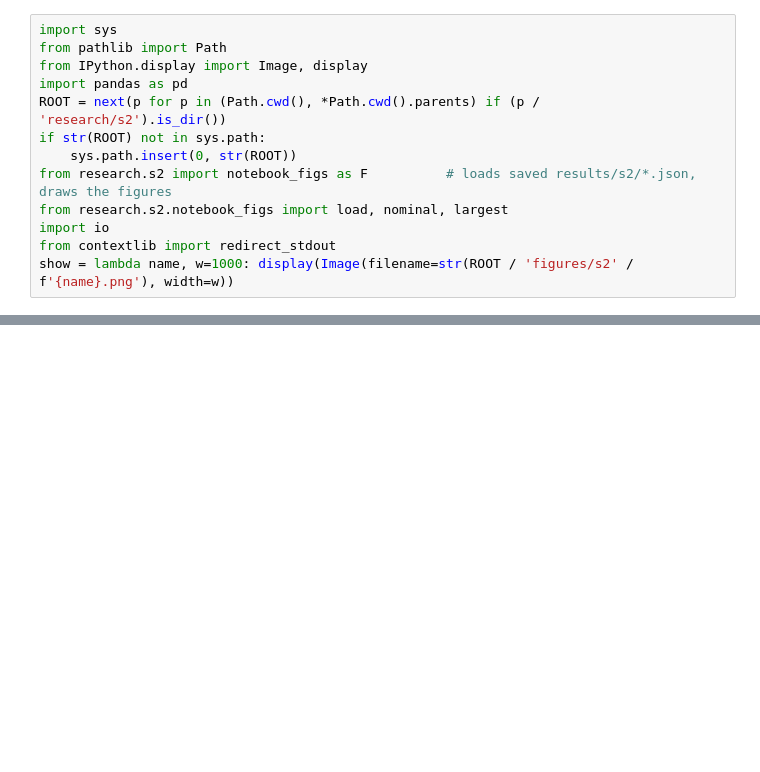
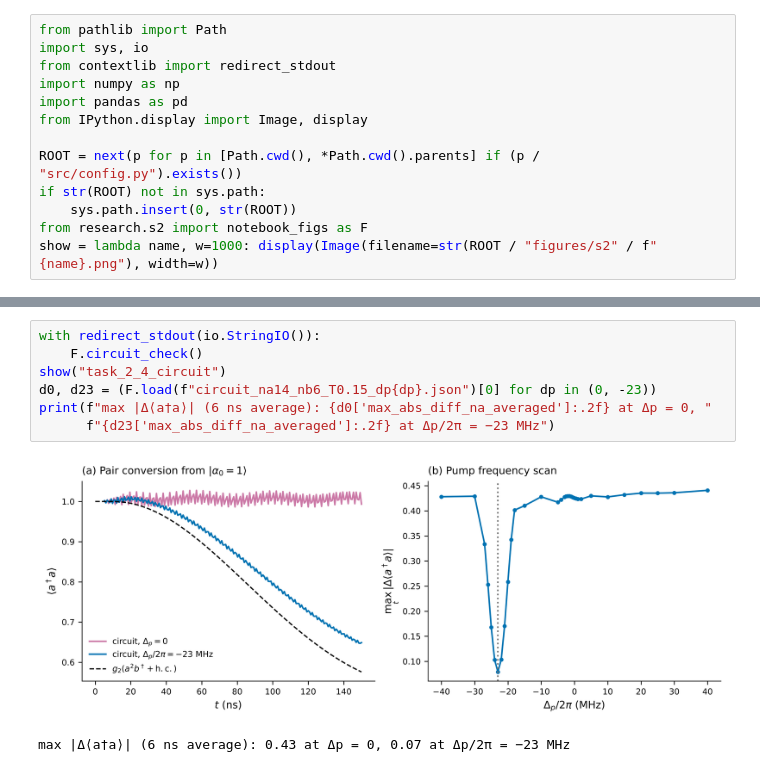
Before and after one commit to pkarakala/duquantum-cat-qubit, a Jupyter notebook: notebooks/09_task_2_4_better_readout.ipynb, the cells around one changed output, grey strips where cells are left out. Cells and saved outputs as stored; diff of their text form; blank space fills up the shorter version.

```diff
--- a/notebooks/09_task_2_4_better_readout.ipynb
+++ b/notebooks/09_task_2_4_better_readout.ipynb
@@ -7,13 +14,13 @@
 # %%
-import sys
 from pathlib import Path
+import sys, io
+from contextlib import redirect_stdout
+import numpy as np
+import pandas as pd
 from IPython.display import Image, display
-import pandas as pd
-ROOT = next(p for p in (Path.cwd(), *Path.cwd().parents) if (p / 'research/s2').is_dir())
+
+ROOT = next(p for p in [Path.cwd(), *Path.cwd().parents] if (p / "src/config.py").exists())
 if str(ROOT) not in sys.path:
     sys.path.insert(0, str(ROOT))
-from research.s2 import notebook_figs as F          # loads saved results/s2/*.json, draws the figures
-from research.s2.notebook_figs import load, nominal, largest
-import io
-from contextlib import redirect_stdout
-show = lambda name, w=1000: display(Image(filename=str(ROOT / 'figures/s2' / f'{name}.png'), width=w))
+from research.s2 import notebook_figs as F
+show = lambda name, w=1000: display(Image(filename=str(ROOT / "figures/s2" / f"{name}.png"), width=w))
@@ -68,0 +31,10 @@ pd.DataFrame([{'α': d['alpha'], 'window (µs)': d['T'], 'peak (× g₂)': d['pe
+# %%
+with redirect_stdout(io.StringIO()):
+    F.circuit_check()
+show("task_2_4_circuit")
+d0, d23 = (F.load(f"circuit_na14_nb6_T0.15_dp{dp}.json")[0] for dp in (0, -23))
+print(f"max |Δ⟨a†a⟩| (6 ns average): {d0['max_abs_diff_na_averaged']:.2f} at Δp = 0, "
+      f"{d23['max_abs_diff_na_averaged']:.2f} at Δp/2π = −23 MHz")
+# %% [output]
+[figure, added]
+max |Δ⟨a†a⟩| (6 ns average): 0.43 at Δp = 0, 0.07 at Δp/2π = −23 MHz
```
Also changed, not shown: parts of 18 cells of this notebook, 6 other files.
